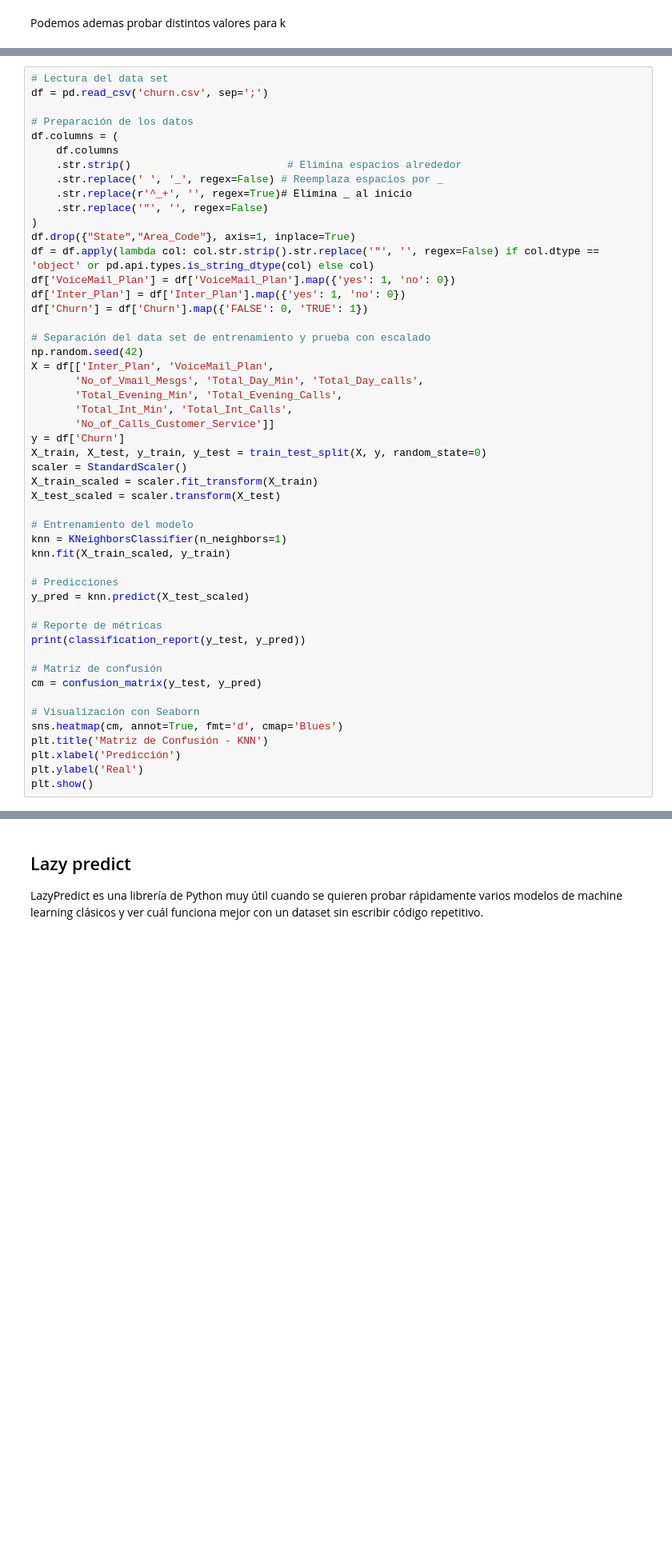
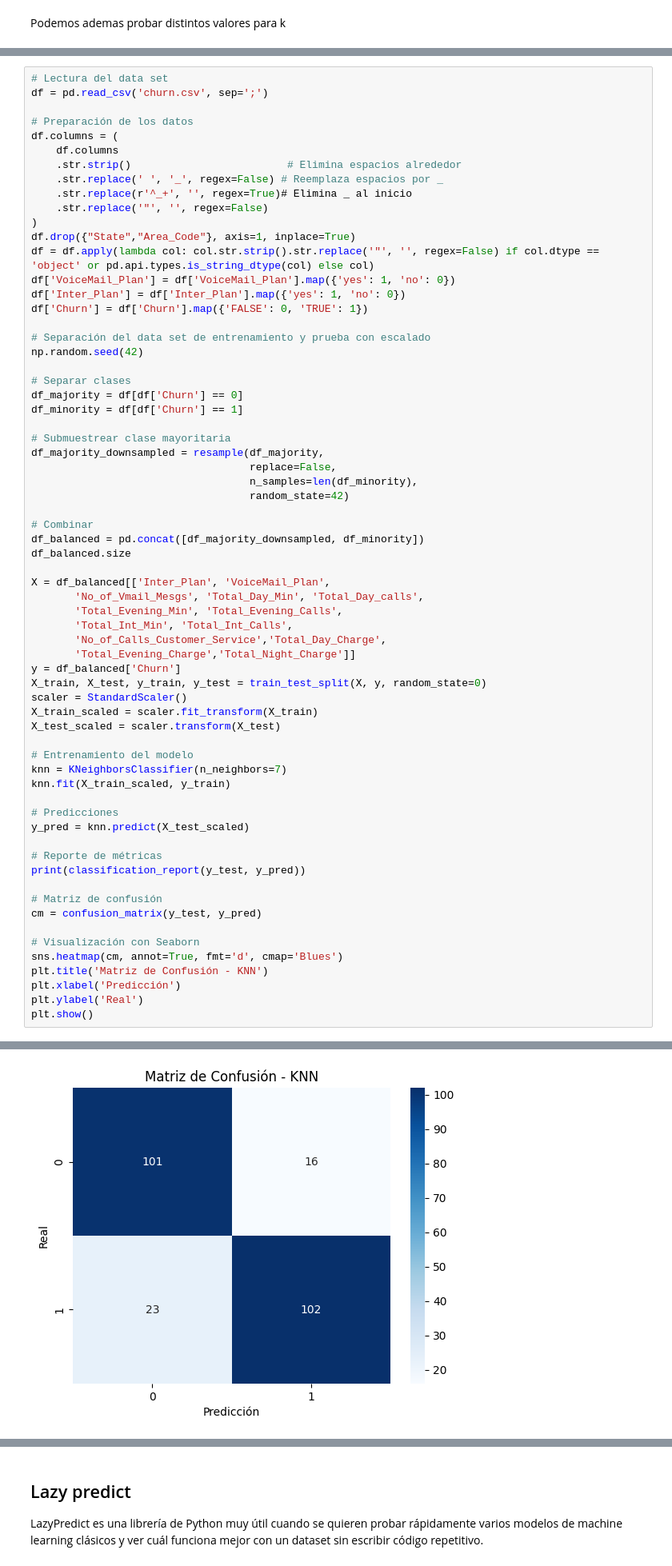
Before and after one commit to CamiloEnriqueRomeroP/Jupyter-Noptebook-Data-Mining, a Jupyter notebook: Introduction-to-python/Introduction-to-python.ipynb, the cells around one changed output, grey strips where cells are left out. Shown at 80% size. Drawn from its saved outputs; the diff is of its cells as text; blank space fills up the shorter version.

```diff
--- a/Introduction-to-python/Introduction-to-python.ipynb
+++ b/Introduction-to-python/Introduction-to-python.ipynb
@@ -476,19 +502,35 @@ df['Churn'] = df['Churn'].map({'FALSE': 0, 'TRUE': 1})
 
 # Separación del data set de entrenamiento y prueba con escalado
 np.random.seed(42)
-X = df[['Inter_Plan', 'VoiceMail_Plan',
+
+# Separar clases
+df_majority = df[df['Churn'] == 0]
+df_minority = df[df['Churn'] == 1]
+
+# Submuestrear clase mayoritaria
+df_majority_downsampled = resample(df_majority,
+                                   replace=False,
+                                   n_samples=len(df_minority),
+                                   random_state=42)
+
+# Combinar
+df_balanced = pd.concat([df_majority_downsampled, df_minority])
+df_balanced.size
+
+X = df_balanced[['Inter_Plan', 'VoiceMail_Plan',
        'No_of_Vmail_Mesgs', 'Total_Day_Min', 'Total_Day_calls',
        'Total_Evening_Min', 'Total_Evening_Calls',
        'Total_Int_Min', 'Total_Int_Calls',
-       'No_of_Calls_Customer_Service']]
-y = df['Churn']
+       'No_of_Calls_Customer_Service','Total_Day_Charge',
+       'Total_Evening_Charge','Total_Night_Charge']]
+y = df_balanced['Churn']
 X_train, X_test, y_train, y_test = train_test_split(X, y, random_state=0)
 scaler = StandardScaler()
 X_train_scaled = scaler.fit_transform(X_train)
 X_test_scaled = scaler.transform(X_test)
 
 # Entrenamiento del modelo
-knn = KNeighborsClassifier(n_neighbors=1)
+knn = KNeighborsClassifier(n_neighbors=7)
 knn.fit(X_train_scaled, y_train)
 
 # Predicciones
@@ -506,3 +548,4 @@ plt.title('Matriz de Confusión - KNN')
 plt.xlabel('Predicción')
 plt.ylabel('Real')
 plt.show()
+# %% [output]
@@ -508,0 +560 @@ plt.show()
+[figure, added]
```
Also changed, not shown: parts of 11 cells of this notebook.
